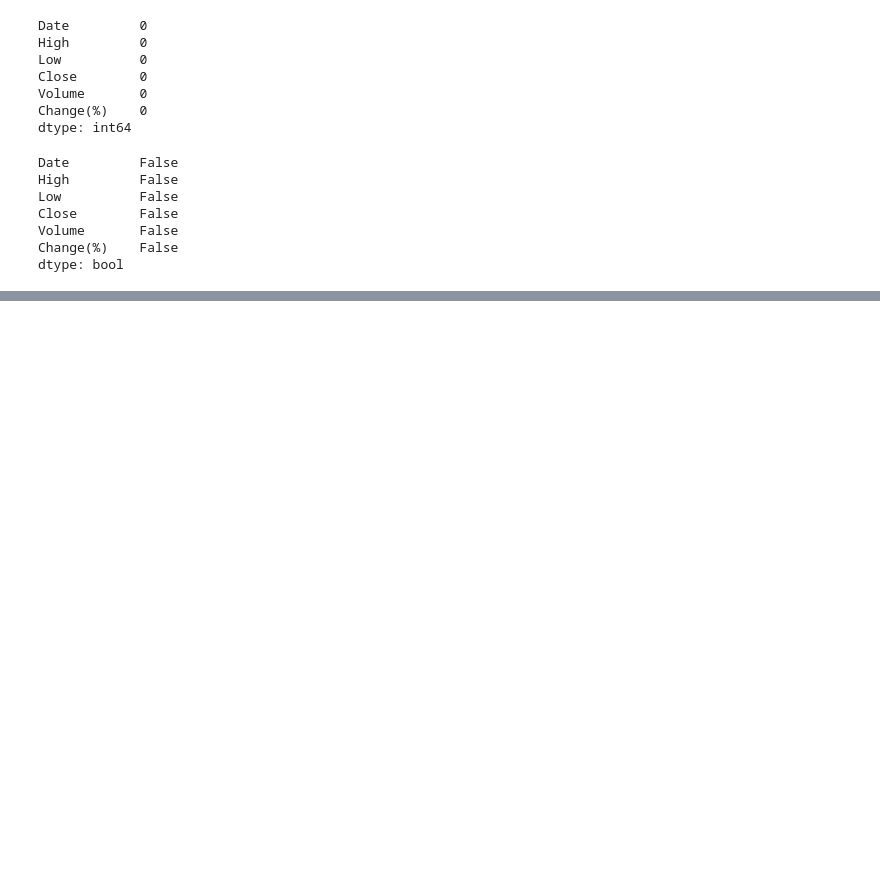
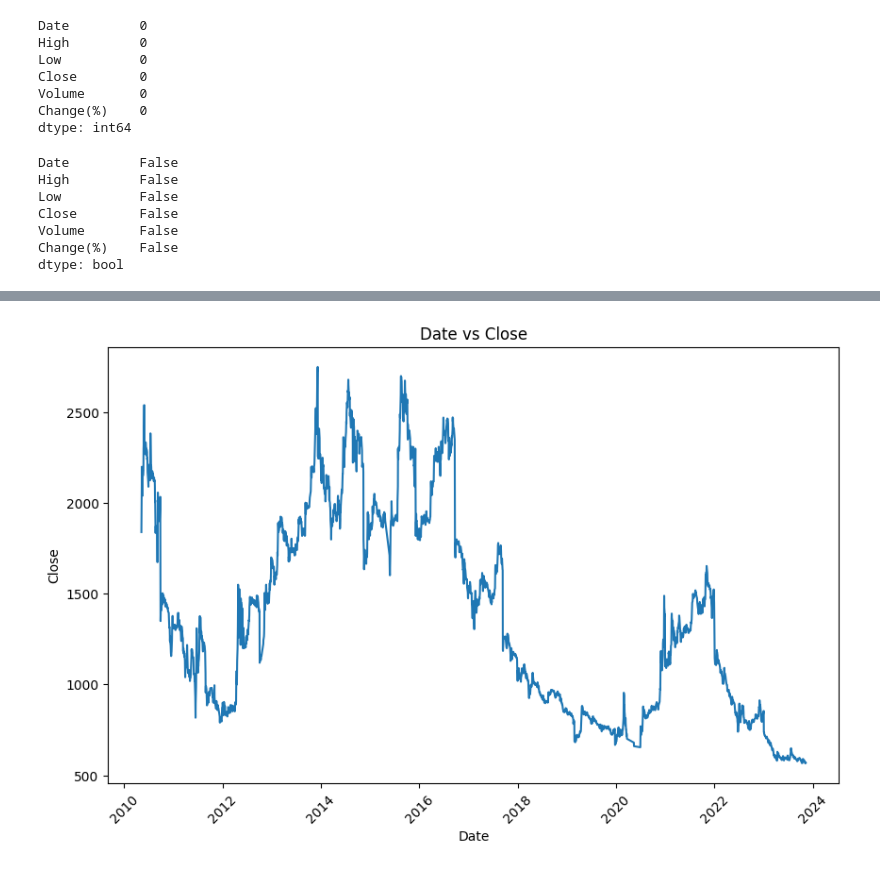
Before and after one commit to bibeknepal/airflow_etl_project, a Jupyter notebook: regression.ipynb, the cells around one changed output, grey strips where cells are left out. Cells and saved outputs as stored; diff of their text form; code cells hidden in the pictures; blank space fills up the shorter version.

```diff
--- a/regression.ipynb
+++ b/regression.ipynb
@@ -125,0 +164,13 @@ df.describe()
+# %%
+#plotting figure
+plt.figure(figsize=(10, 6))
+plt.plot(df['Date'], df['Close'])
+plt.title('Date vs Close')
+plt.xlabel('Date')
+
+
+plt.ylabel('Close')
+plt.xticks(rotation=45)
+plt.show()
+# %% [output]
+[figure, added]
```
Also changed, not shown: parts of 25 cells of this notebook, 2 other files.
